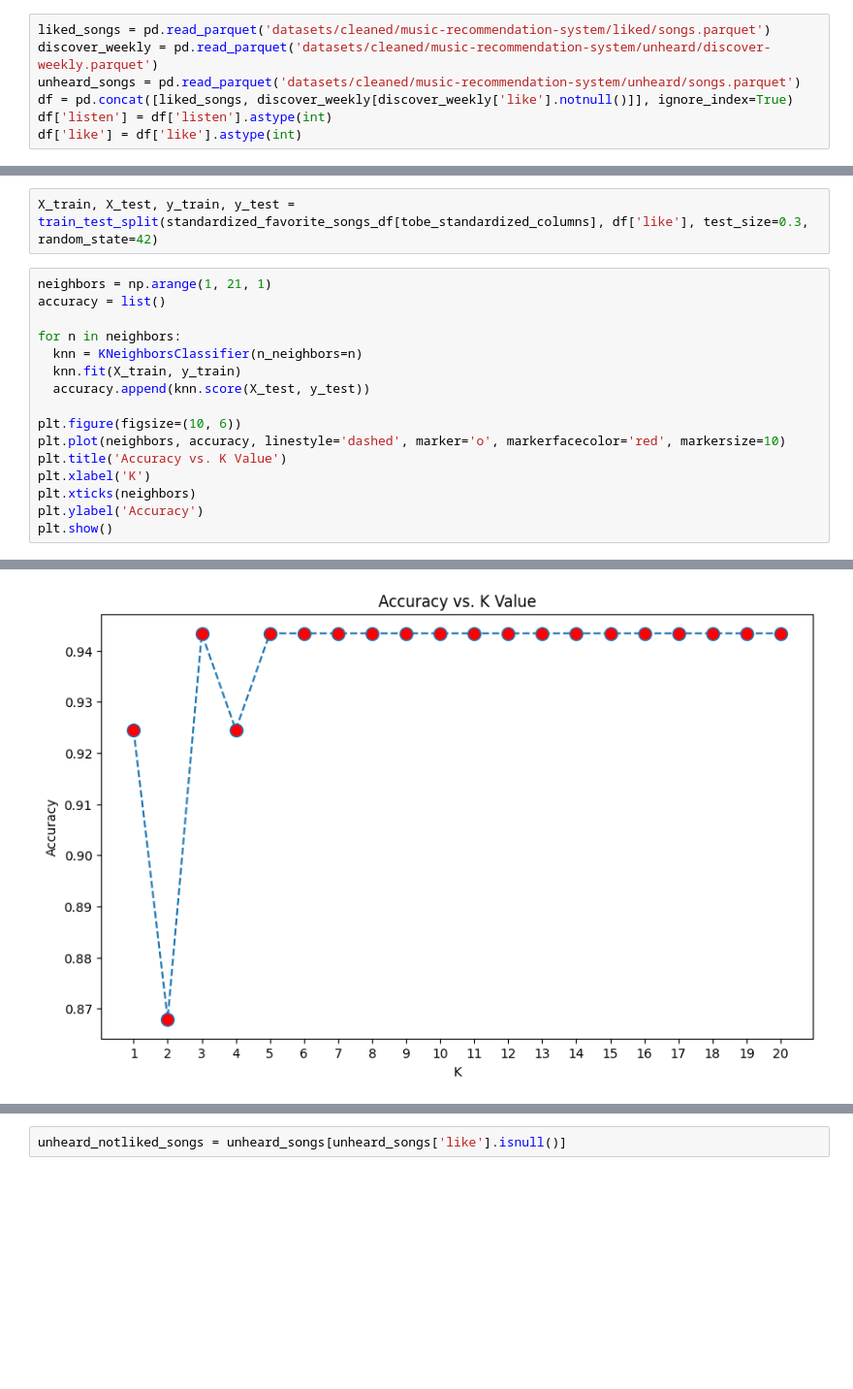
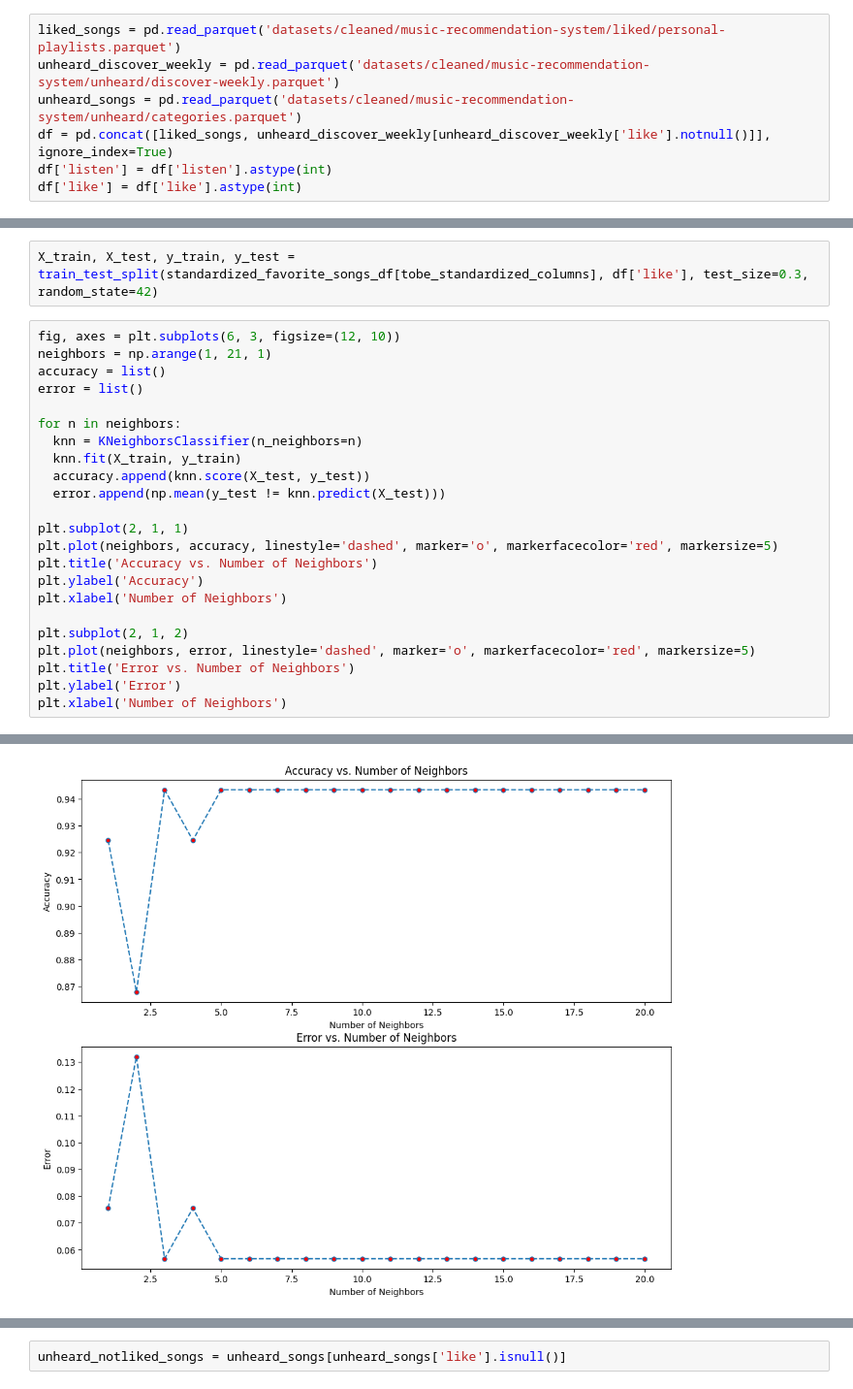
Before and after one commit to bsraya/data-science-portfolio, a Jupyter notebook: song-recommendation-system.ipynb, the cells around one changed output, grey strips where cells are left out. Shown: that part at 97% size. Saved outputs shown, nothing was run; the diff lists cells and outputs as text; blank space fills up the shorter version.

```diff
--- a/song-recommendation-system.ipynb
+++ b/song-recommendation-system.ipynb
@@ -11,7 +12,7 @@ import matplotlib.pyplot as plt
 # %%
-liked_songs = pd.read_parquet('datasets/cleaned/music-recommendation-system/liked/songs.parquet')
-discover_weekly = pd.read_parquet('datasets/cleaned/music-recommendation-system/unheard/discover-weekly.parquet')
-unheard_songs = pd.read_parquet('datasets/cleaned/music-recommendation-system/unheard/songs.parquet')
-df = pd.concat([liked_songs, discover_weekly[discover_weekly['like'].notnull()]], ignore_index=True)
+liked_songs = pd.read_parquet('datasets/cleaned/music-recommendation-system/liked/personal-playlists.parquet')
+unheard_discover_weekly = pd.read_parquet('datasets/cleaned/music-recommendation-system/unheard/discover-weekly.parquet')
+unheard_songs = pd.read_parquet('datasets/cleaned/music-recommendation-system/unheard/categories.parquet')
+df = pd.concat([liked_songs, unheard_discover_weekly[unheard_discover_weekly['like'].notnull()]], ignore_index=True)
 df['listen'] = df['listen'].astype(int)
 df['like'] = df['like'].astype(int)
@@ -37,19 +98,26 @@ standardized_favorite_songs_df = standardized_favorite_songs_df[['id'] + tobe_st
 # %%
 X_train, X_test, y_train, y_test = train_test_split(standardized_favorite_songs_df[tobe_standardized_columns], df['like'], test_size=0.3, random_state=42)
 # %%
+fig, axes = plt.subplots(6, 3, figsize=(12, 10))
 neighbors = np.arange(1, 21, 1)
 accuracy = list()
+error = list()
 
 for n in neighbors:
   knn = KNeighborsClassifier(n_neighbors=n)
   knn.fit(X_train, y_train)
   accuracy.append(knn.score(X_test, y_test))
+  error.append(np.mean(y_test != knn.predict(X_test)))
 
-plt.figure(figsize=(10, 6))
-plt.plot(neighbors, accuracy, linestyle='dashed', marker='o', markerfacecolor='red', markersize=10)
-plt.title('Accuracy vs. K Value')
-plt.xlabel('K')
-plt.xticks(neighbors)
+plt.subplot(2, 1, 1)
+plt.plot(neighbors, accuracy, linestyle='dashed', marker='o', markerfacecolor='red', markersize=5)
+plt.title('Accuracy vs. Number of Neighbors')
 plt.ylabel('Accuracy')
-plt.show()
+plt.xlabel('Number of Neighbors')
+
+plt.subplot(2, 1, 2)
+plt.plot(neighbors, error, linestyle='dashed', marker='o', markerfacecolor='red', markersize=5)
+plt.title('Error vs. Number of Neighbors')
+plt.ylabel('Error')
+plt.xlabel('Number of Neighbors')
 # %% [output]
@@ -56,4 +125,4 @@ plt.show()
-[figure, old version]
+[figure, new version]
 # %%
 knn = KNeighborsClassifier(n_neighbors=5)
 knn.fit(X_train, y_train)
```
Also changed, not shown: parts of 21 cells of this notebook.
